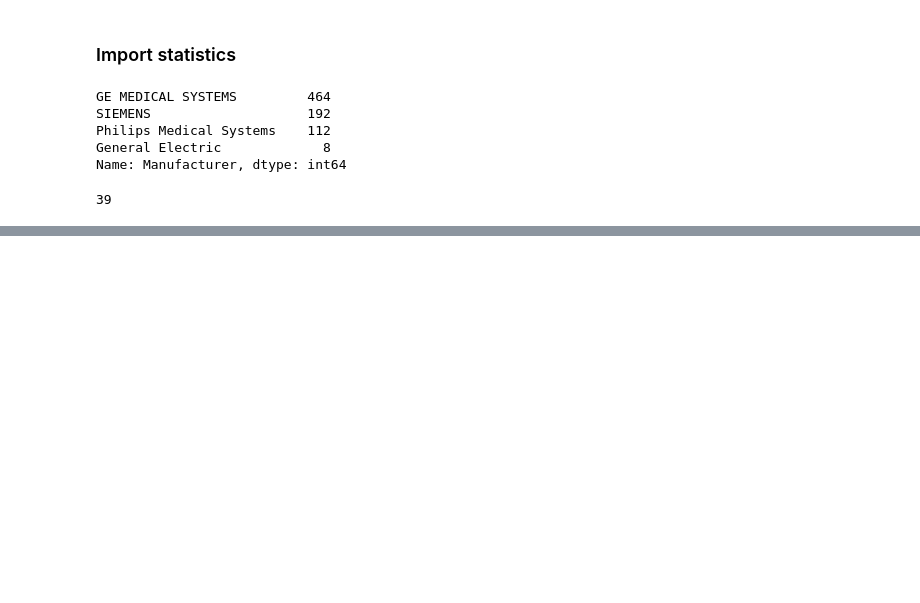
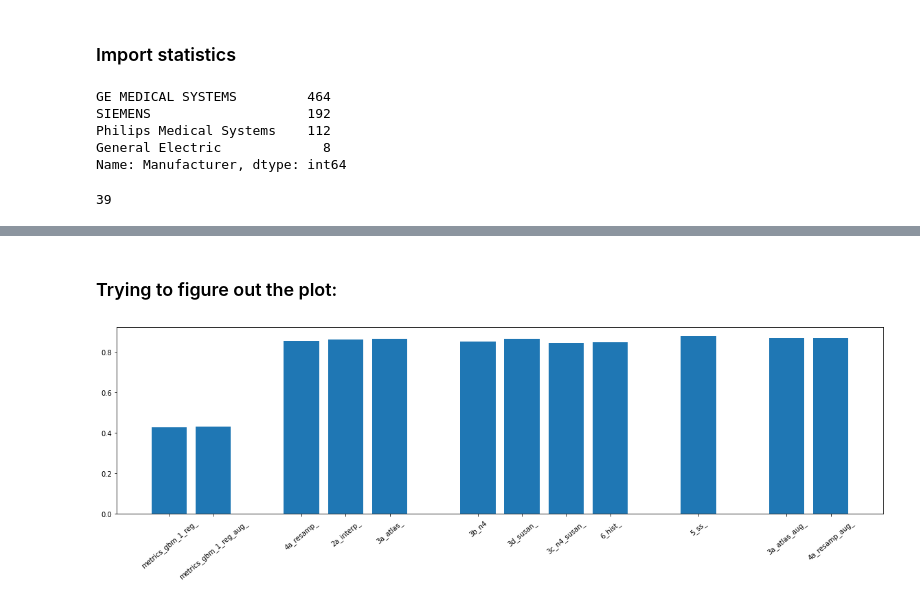
Before and after one commit to MedImAIR/brain-mri-processing-pipeline, a Jupyter notebook: preprocessing/metrics/statistics.ipynb, the cells around one changed output, grey strips where cells are left out. Cells and saved outputs as stored; diff of their text form; code cells hidden in the pictures; blank space fills up the shorter version.

Commit message:
preproc and new datasets

```diff
--- a/preprocessing/metrics/statistics.ipynb
+++ b/preprocessing/metrics/statistics.ipynb
@@ -490,0 +548,52 @@ p_val
+# %% [markdown]
+### Trying to figure out the plot:
+# %%
+# Libraries
+import numpy as np
+import matplotlib.pyplot as plt
+
+# Make a random dataset:
+height = [
+0.429,
+0.430,
+0.853,
+0.859,
+0.864,
+0.849,
+0.865,
+0.843,
+0.848,
+0.876,
+0.868,
+0.869]
+
+bars = [
+'metrics_gbm_1_reg_',
+'metrics_gbm_1_reg_aug_',
+'4a_resamp_',
+'2a_interp_',
+'3a_atlas_',
+'3b_n4',
+'3d_susan_',
+'3c_n4_susan_',
+'6_hist_',
+'5_ss_',
+'3a_atlas_aug_',
+'4a_resamp_aug_']
+# y_pos = np.arange(len(bars))
+
+y_pos = [-2,-1,1,2,3,5,6,7,8, 10, 12,13]
+
+plt.figure(figsize = [20,5])
+
+# Create bars
+plt.bar(y_pos, height)
+
+# Create names on the x-axis
+plt.xticks(y_pos, bars)
+plt.xticks(rotation=40)
+
+# Show graphic
+plt.show();
+# %% [output]
+[figure, added]
```
Also changed, not shown: parts of 15 cells of this notebook, 10 other files.
